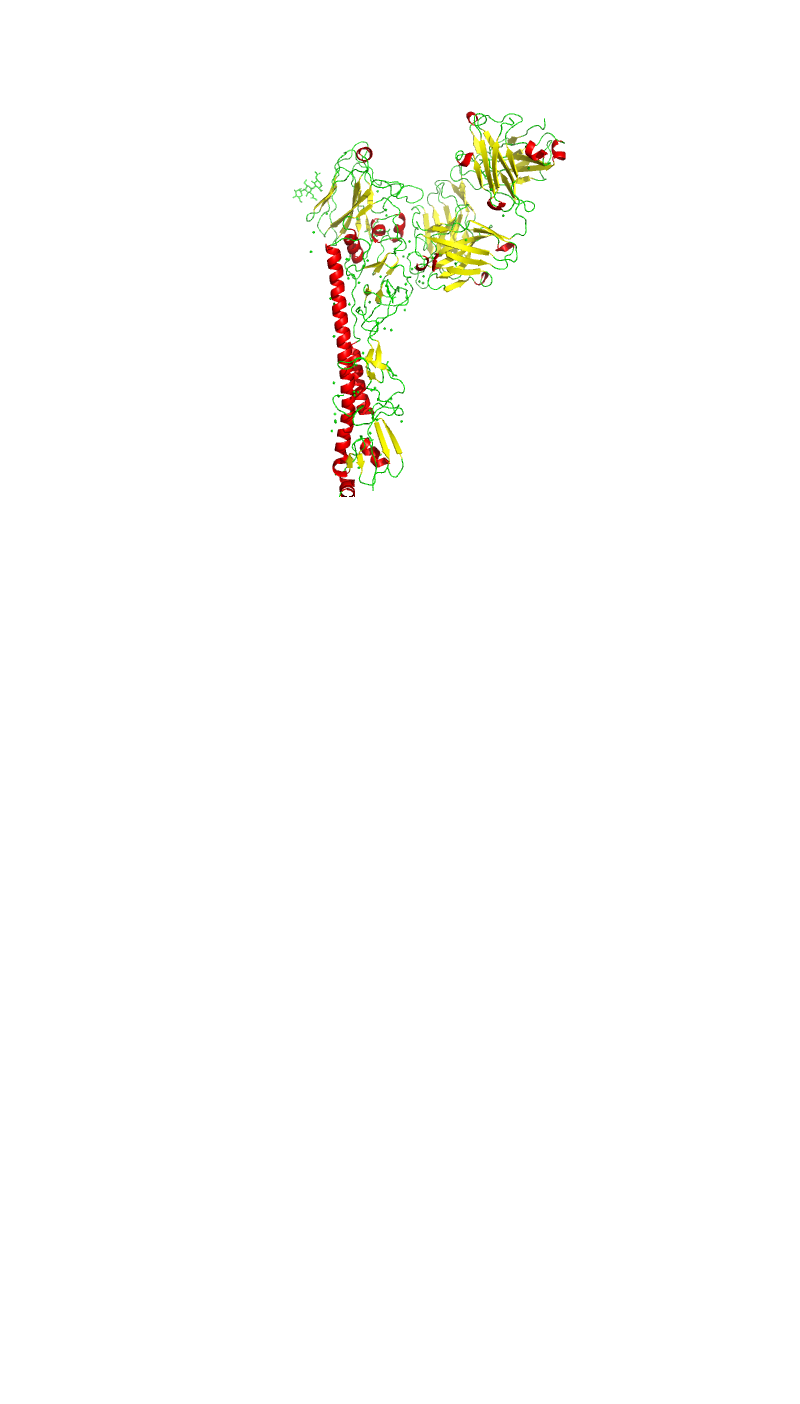
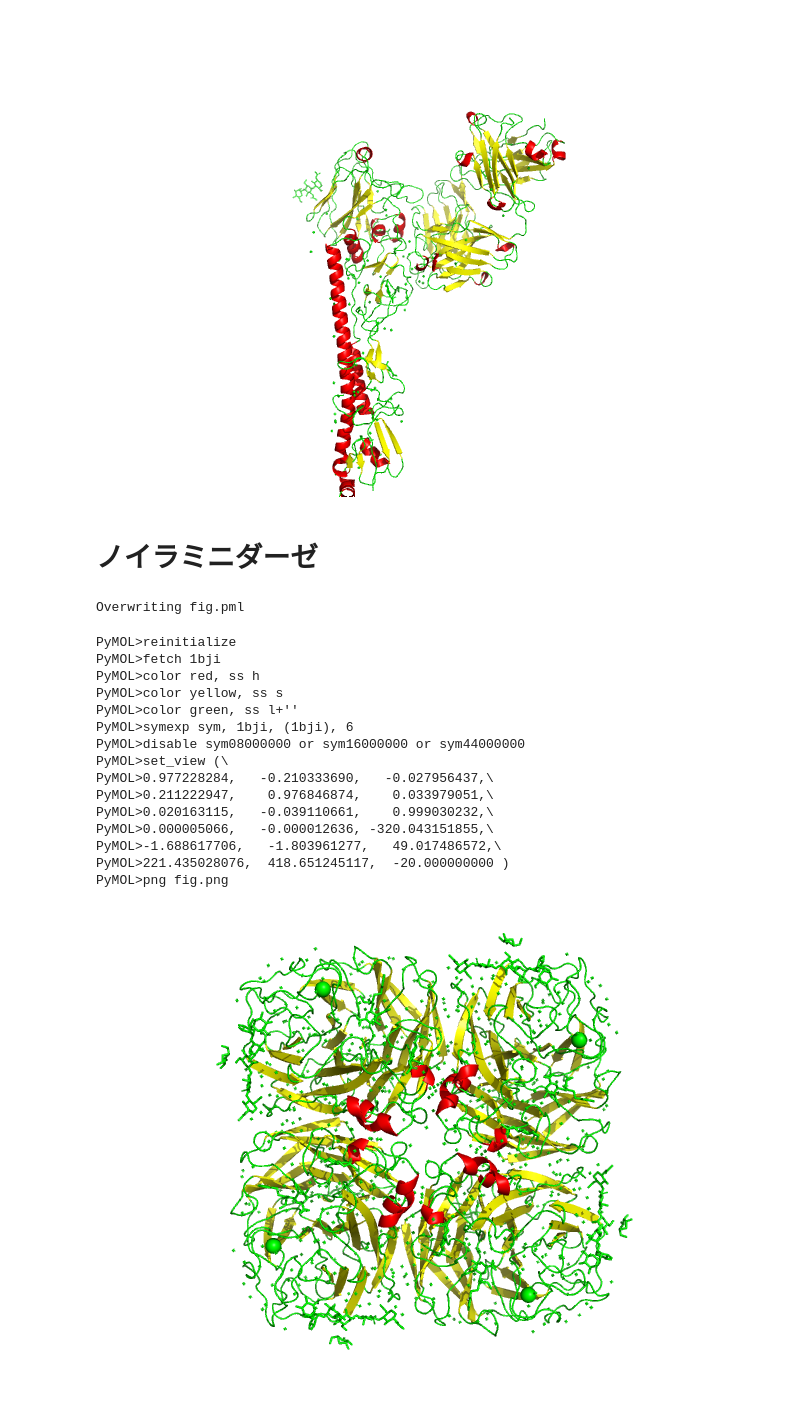
Before and after one commit to yoshi-dat/colab, a Jupyter notebook: Untitled2.ipynb, the cells around one changed output. Drawn from its saved outputs; the diff is of its cells as text; code cells hidden in the pictures; blank space fills up the shorter version.

```diff
--- a/Untitled2.ipynb
+++ b/Untitled2.ipynb
@@ -146,3 +146,45 @@ PyMOL>25.559532166,  103.197761536,   44.922546387,\
 PyMOL>421.077056885,  558.578308105,  -20.000000000 )
 PyMOL>png fig.png
 [figure]
+# %% [markdown]
+# ノイラミニダーゼ
+# %%
+%%writefile fig.pml
+reinitialize
+fetch 1bji
+color red, ss h
+color yellow, ss s
+color green, ss l+''
+symexp sym, 1bji, (1bji), 6
+disable sym08000000 or sym16000000 or sym44000000
+set_view (\
+     0.977228284,   -0.210333690,   -0.027956437,\
+     0.211222947,    0.976846874,    0.033979051,\
+     0.020163115,   -0.039110661,    0.999030232,\
+     0.000005066,   -0.000012636, -320.043151855,\
+    -1.688617706,   -1.803961277,   49.017486572,\
+   221.435028076,  418.651245117,  -20.000000000 )
+png fig.png
+# %% [output]
+Overwriting fig.pml
+# %%
+!pymol -qQ -c fig.pml
+from IPython.display import Image
+display(Image('fig.png'))
+# %% [output]
+PyMOL>reinitialize
+PyMOL>fetch 1bji
+PyMOL>color red, ss h
+PyMOL>color yellow, ss s
+PyMOL>color green, ss l+''
+PyMOL>symexp sym, 1bji, (1bji), 6
+PyMOL>disable sym08000000 or sym16000000 or sym44000000
+PyMOL>set_view (\
+PyMOL>0.977228284,   -0.210333690,   -0.027956437,\
+PyMOL>0.211222947,    0.976846874,    0.033979051,\
+PyMOL>0.020163115,   -0.039110661,    0.999030232,\
+PyMOL>0.000005066,   -0.000012636, -320.043151855,\
+PyMOL>-1.688617706,   -1.803961277,   49.017486572,\
+PyMOL>221.435028076,  418.651245117,  -20.000000000 )
+PyMOL>png fig.png
+[figure, added]
```
Also changed, not shown: parts of 6 cells of this notebook.
